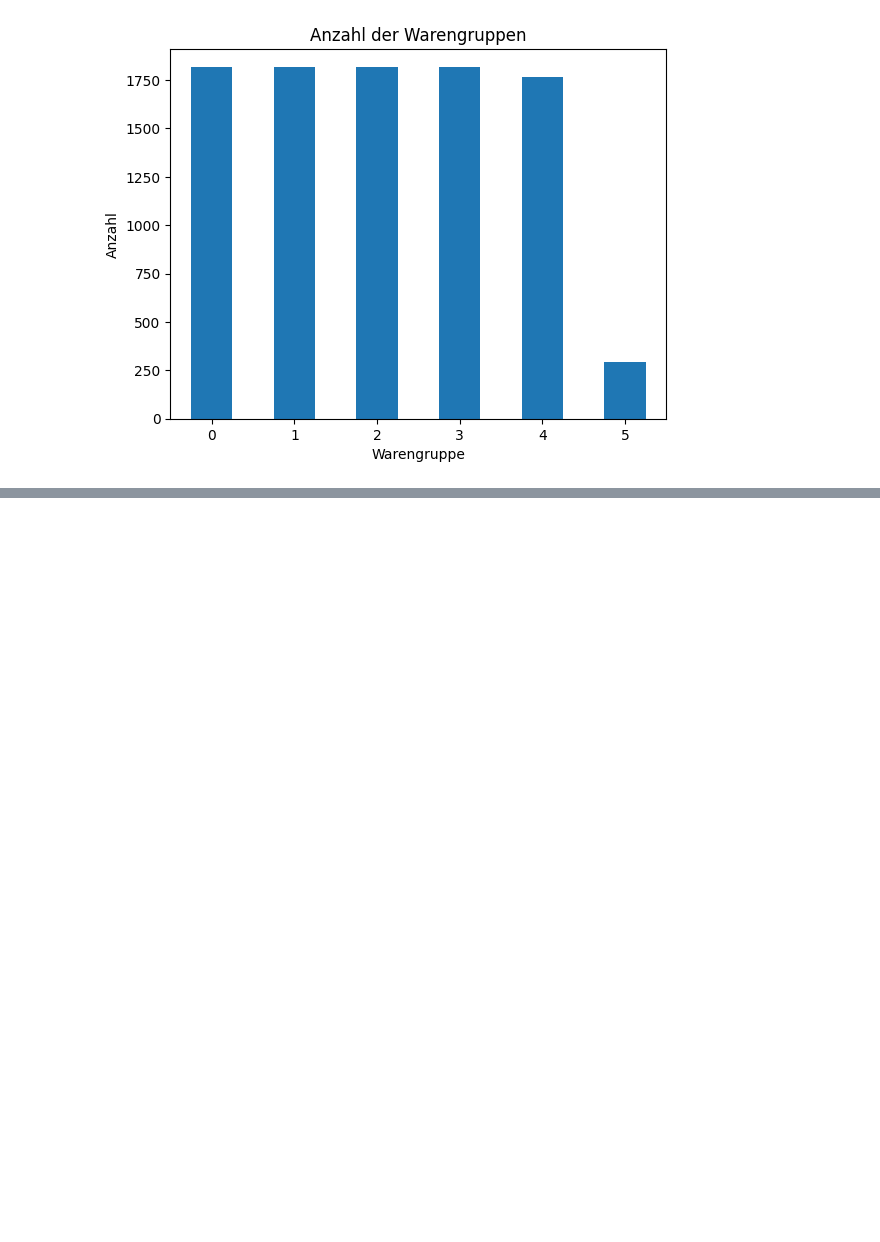
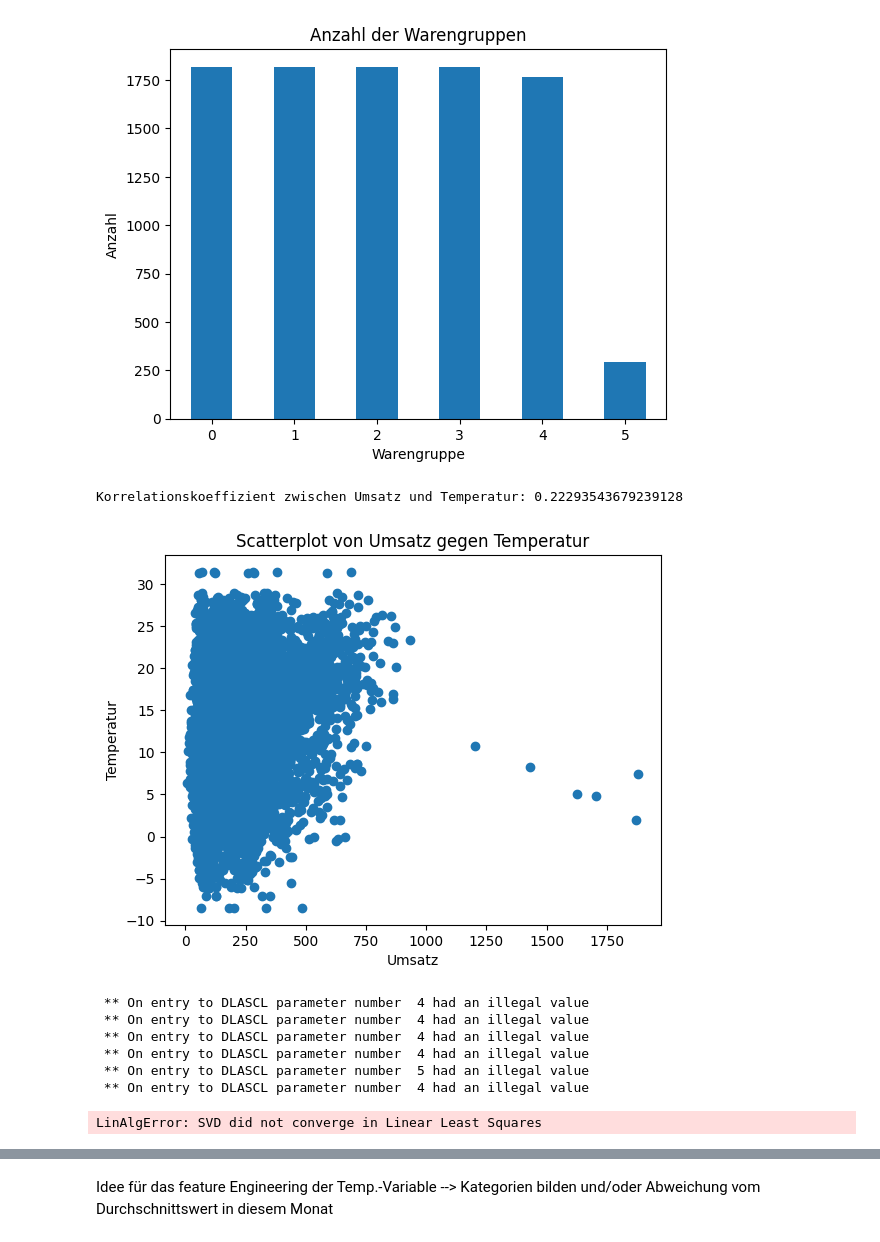
Before and after one commit to Suminho7/bakery_sales_prediction, a Jupyter notebook: Datenaufbereitung.ipynb, the cells around one changed output, grey strips where cells are left out. Cells and saved outputs as stored; diff of their text form; code cells hidden in the pictures; blank space fills up the shorter version.

Commit message:
Korrelation Umsatz mit Temperatur

```diff
--- a/Datenaufbereitung.ipynb
+++ b/Datenaufbereitung.ipynb
@@ -44,30 +44,68 @@ plt.show()
 
 # Warengruppen visualisieren
 umsatzdaten['Warengruppe'].value_counts().plot(kind='bar')
 plt.xticks(rotation=0)  # X-Achsenbeschriftungen aufrecht anzeigen
 plt.gca().xaxis.set_major_formatter(plt.FuncFormatter(lambda x, _: '{:.0f}'.format(x)))  # Formatierung der Warengruppen ohne Nachkommastelle
 plt.xlabel('Warengruppe')
 plt.ylabel('Anzahl')
 plt.title('Anzahl der Warengruppen')
 plt.show()
+
+# Korrelationskoeffizient zwischen Umsatz und Temperatur berechnen
+korrelation = umsatzdaten['Umsatz'].corr(umsatzdaten['Temperatur'])
+
+print("Korrelationskoeffizient zwischen Umsatz und Temperatur:", korrelation)
+
+# Scatterplot von Umsatz gegen Temperatur
+plt.scatter(umsatzdaten['Umsatz'], umsatzdaten['Temperatur'])
+plt.xlabel('Umsatz')
+plt.ylabel('Temperatur')
+plt.title('Scatterplot von Umsatz gegen Temperatur')
+plt.show()
+
+import numpy as np
+
+# Scatterplot von Umsatz gegen Temperatur
+plt.scatter(umsatzdaten['Umsatz'], umsatzdaten['Temperatur'], label='Datenpunkte')
+
+# Lineare Regression durchführen
+coefficients = np.polyfit(umsatzdaten['Umsatz'], umsatzdaten['Temperatur'], 1)
+polynomial = np.poly1d(coefficients)
+x_values = np.linspace(umsatzdaten['Umsatz'].min(), umsatzdaten['Umsatz'].max(), 100)
+plt.plot(x_values, polynomial(x_values), color='red', label='Regressionsgerade')
+
+plt.xlabel('Umsatz')
+plt.ylabel('Temperatur')
+plt.title('Scatterplot von Umsatz gegen Temperatur mit Regressionsgerade')
+plt.legend()
+plt.show()
 # %% [output]
         Datum  Warengruppe      Umsatz
 0  2013-07-01            1  148.828353
 1  2013-07-02            1  159.793757
 2  2013-07-03            1  111.885594
 3  2013-07-04            1  168.864941
 4  2013-07-05            1  171.280754
 <class 'pandas.core.frame.DataFrame'>
 RangeIndex: 9334 entries, 0 to 9333
 Data columns (total 3 columns):
  #   Column       Non-Null Count  Dtype
 ---  ------       --------------  -----
  0   Datum        9334 non-null   object
 ... (76 lines left out)
 10117                False       False         True
 10118                False       False         True
 
 [10119 rows x 8 columns]
 [figure]
 [figure]
 [figure]
+Korrelationskoeffizient zwischen Umsatz und Temperatur: 0.22293543679239128
+[figure, added]
+ ** On entry to DLASCL parameter number  4 had an illegal value
+ ** On entry to DLASCL parameter number  4 had an illegal value
+ ** On entry to DLASCL parameter number  4 had an illegal value
+ ** On entry to DLASCL parameter number  4 had an illegal value
+ ** On entry to DLASCL parameter number  5 had an illegal value
+ ** On entry to DLASCL parameter number  4 had an illegal value
+LinAlgError: SVD did not converge in Linear Least Squares
@@ -73,0 +113,2 @@ Data columns (total 3 columns):
+# %% [markdown]
+Idee für das feature Engineering der Temp.-Variable --> Kategorien bilden und/oder Abweichung vom Durchschnittswert in diesem Monat
```
Also changed, not shown: parts of 1 cell of this notebook.
